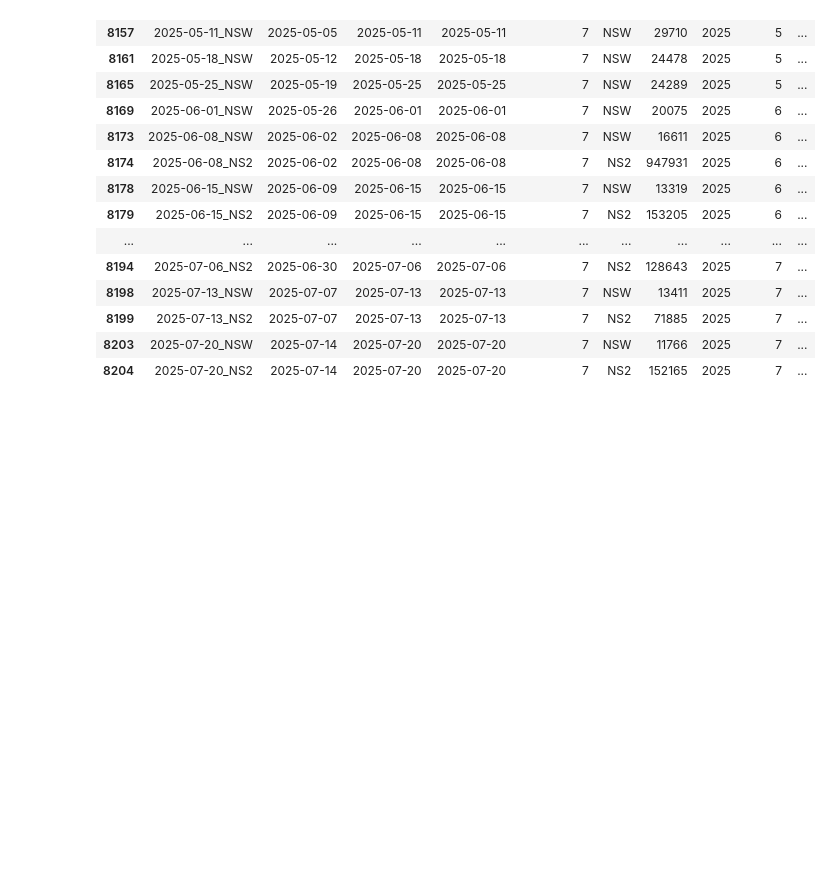
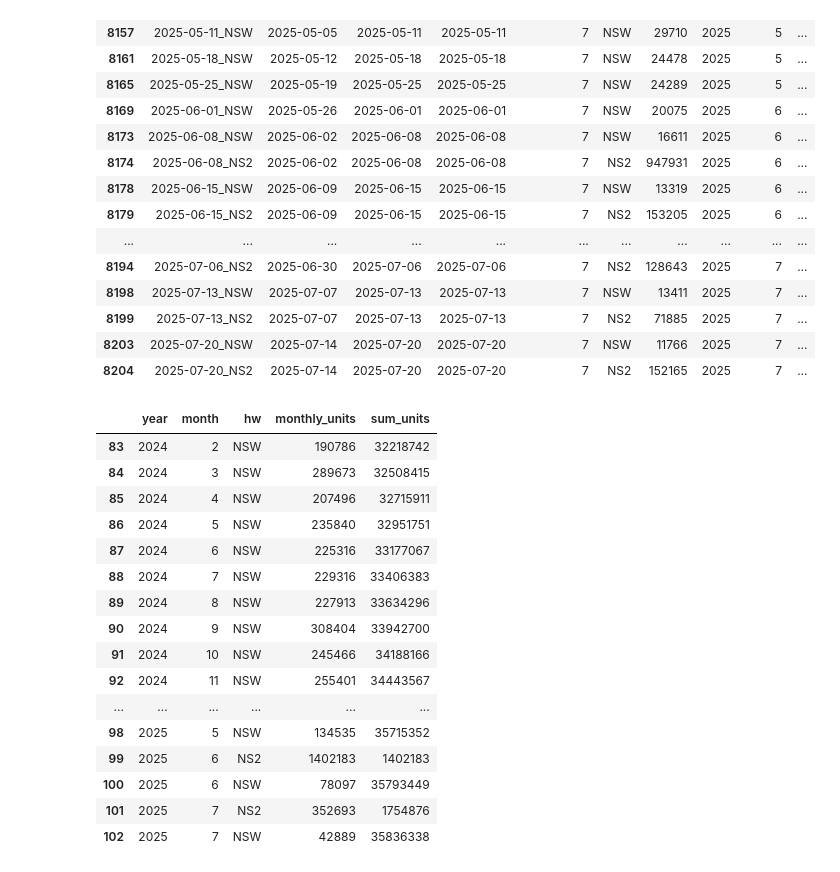
Before and after one commit to hidenden/gamedata, a Jupyter notebook: analysis/Switch分析.ipynb, the cells around one changed output. Cells and saved outputs as stored; diff of their text form; code cells hidden in the pictures; blank space fills up the shorter version.

Commit message:
#29 use datetime64 instead of datetime.date() and  add aggregate_monthly_sales()

```diff
--- a/analysis/Switch分析.ipynb
+++ b/analysis/Switch分析.ipynb
@@ -59,7 +59,7 @@ df1M
 | 5701 | 2015-08-02_PS4 | 2015-07-27 | 2015-08-02 | 2015-08-02 | 7 | PS4 | 13192 | 2015 | 8 | ... |
 | 7444 | 2022-04-03_PS5 | 2022-03-28 | 2022-04-03 | 2022-04-03 | 7 | PS5 | 30666 | 2022 | 4 | ... |
 # %%
-switch_df = hs.extract_by_hw(hard_sales_df, ['PS5', 'NS2'])
+switch_df = hs.extract_by_hw(hard_sales_df, ['NSW', 'NS2'])
 
 # Nintendo Switch* の最後から20行程度を表示する
 switch_df.tail(20)
@@ -120,3 +120,26 @@ nintendo_df.tail(20)
 | 8199 | 2025-07-13_NS2 | 2025-07-07 | 2025-07-13 | 2025-07-13 | 7 | NS2 | 71885 | 2025 | 7 | ... |
 | 8203 | 2025-07-20_NSW | 2025-07-14 | 2025-07-20 | 2025-07-20 | 7 | NSW | 11766 | 2025 | 7 | ... |
 | 8204 | 2025-07-20_NS2 | 2025-07-14 | 2025-07-20 | 2025-07-20 | 7 | NS2 | 152165 | 2025 | 7 | ... |
+# %%
+# switch_dfを月毎に集計する
+switch_monthly_sales = hs.aggregate_monthly_sales(switch_df)
+# 月毎のNintendo Switch*の販売台数を表示する
+switch_monthly_sales.tail(20)
+# %% [output]
+|  | year | month | hw | monthly_units | sum_units |
+| 83 | 2024 | 2 | NSW | 190786 | 32218742 |
+| 84 | 2024 | 3 | NSW | 289673 | 32508415 |
+| 85 | 2024 | 4 | NSW | 207496 | 32715911 |
+| 86 | 2024 | 5 | NSW | 235840 | 32951751 |
+| 87 | 2024 | 6 | NSW | 225316 | 33177067 |
+| 88 | 2024 | 7 | NSW | 229316 | 33406383 |
+| 89 | 2024 | 8 | NSW | 227913 | 33634296 |
+| 90 | 2024 | 9 | NSW | 308404 | 33942700 |
+| 91 | 2024 | 10 | NSW | 245466 | 34188166 |
+| 92 | 2024 | 11 | NSW | 255401 | 34443567 |
+| ... | ... | ... | ... | ... | ... |
+| 98 | 2025 | 5 | NSW | 134535 | 35715352 |
+| 99 | 2025 | 6 | NS2 | 1402183 | 1402183 |
+| 100 | 2025 | 6 | NSW | 78097 | 35793449 |
+| 101 | 2025 | 7 | NS2 | 352693 | 1754876 |
+| 102 | 2025 | 7 | NSW | 42889 | 35836338 |
```
Also changed, not shown: parts of 1 cell of this notebook, 1 other file.
